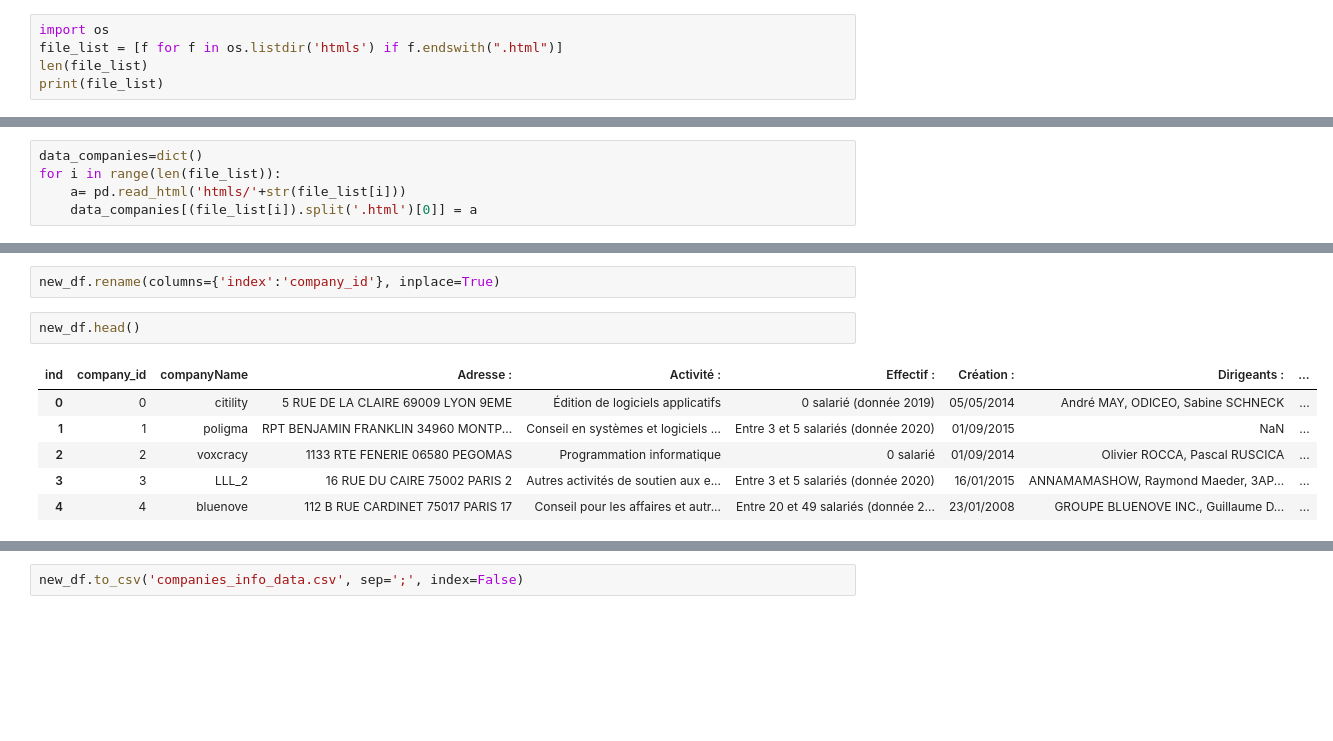
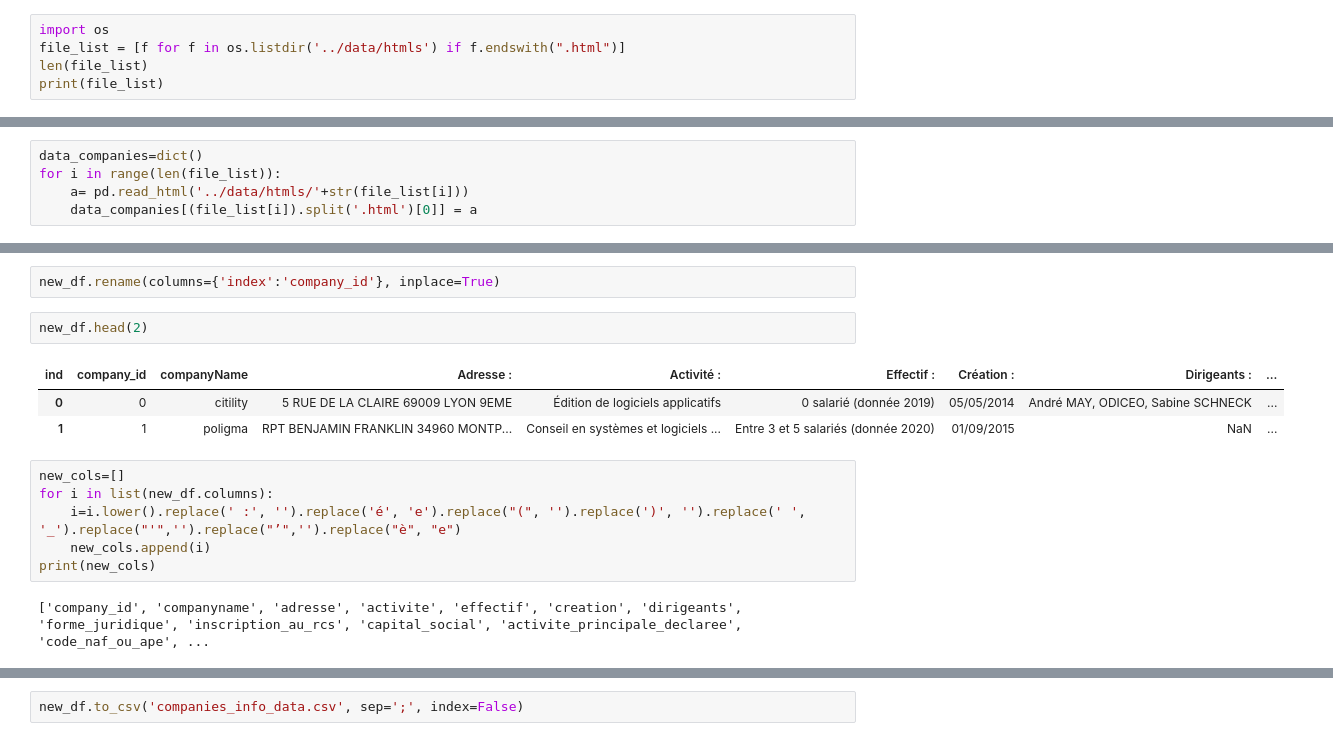
Before and after one commit to tatdef/IH_final_project, a Jupyter notebook: organizations/companies_data_scraping_1.ipynb, the cells around one changed output, grey strips where cells are left out. Drawn from its saved outputs; the diff is of its cells as text; blank space fills up the shorter version.

```diff
--- a/organizations/companies_data_scraping_1.ipynb
+++ b/organizations/companies_data_scraping_1.ipynb
@@ -4,7 +4,7 @@
 import pandas as pd
 # %%
 import os
-file_list = [f for f in os.listdir('htmls') if f.endswith(".html")]
+file_list = [f for f in os.listdir('../data/htmls') if f.endswith(".html")]
 len(file_list)
 print(file_list)
 # %% [output]
@@ -36,7 +36,7 @@ capco
 # %%
 data_companies=dict()
 for i in range(len(file_list)):
-    a= pd.read_html('htmls/'+str(file_list[i]))
+    a= pd.read_html('../data/htmls/'+str(file_list[i]))
     data_companies[(file_list[i]).split('.html')[0]] = a
 # %%
 data_companies.keys()
@@ -218,11 +218,16 @@ new_df.reset_index(inplace=True)
 # %%
 new_df.rename(columns={'index':'company_id'}, inplace=True)
 # %%
-new_df.head()
+new_df.head(2)
 # %% [output]
 | ind | company_id | companyName | Adresse : | Activité : | Effectif : | Création : | Dirigeants : | ... |
 | 0 | 0 | citility | 5 RUE DE LA CLAIRE 69009 LYON 9EME | Édition de logiciels applicatifs | 0 salarié (donnée 2019) | 05/05/2014 | André MAY, ODICEO, Sabine SCHNECK | ... |
 | 1 | 1 | poligma | RPT BENJAMIN FRANKLIN 34960 MONTP... | Conseil en systèmes et logiciels ... | Entre 3 et 5 salariés (donnée 2020) | 01/09/2015 | NaN | ... |
-| 2 | 2 | voxcracy | 1133 RTE FENERIE 06580 PEGOMAS | Programmation informatique | 0 salarié | 01/09/2014 | Olivier ROCCA, Pascal RUSCICA | ... |
-| 3 | 3 | LLL_2 | 16 RUE DU CAIRE 75002 PARIS 2 | Autres activités de soutien aux e... | Entre 3 et 5 salariés (donnée 2020) | 16/01/2015 | ANNAMAMASHOW, Raymond Maeder, 3AP... | ... |
-| 4 | 4 | bluenove | 112 B RUE CARDINET 75017 PARIS 17 | Conseil pour les affaires et autr... | Entre 20 et 49 salariés (donnée 2... | 23/01/2008 | GROUPE BLUENOVE INC., Guillaume D... | ... |
+# %%
+new_cols=[]
+for i in list(new_df.columns):
+    i=i.lower().replace(' :', '').replace('é', 'e').replace("(", '').replace(')', '').replace(' ', '_').replace("'",'').replace("’",'').replace("è", "e")
+    new_cols.append(i)
+print(new_cols)
+# %% [output]
+['company_id', 'companyname', 'adresse', 'activite', 'effectif', 'creation', 'dirigeants', 'forme_juridique', 'inscription_au_rcs', 'capital_social', 'activite_principale_declaree', 'code_naf_ou_ape', ...
```
Also changed, not shown: parts of 7 cells of this notebook, 5 other files.
